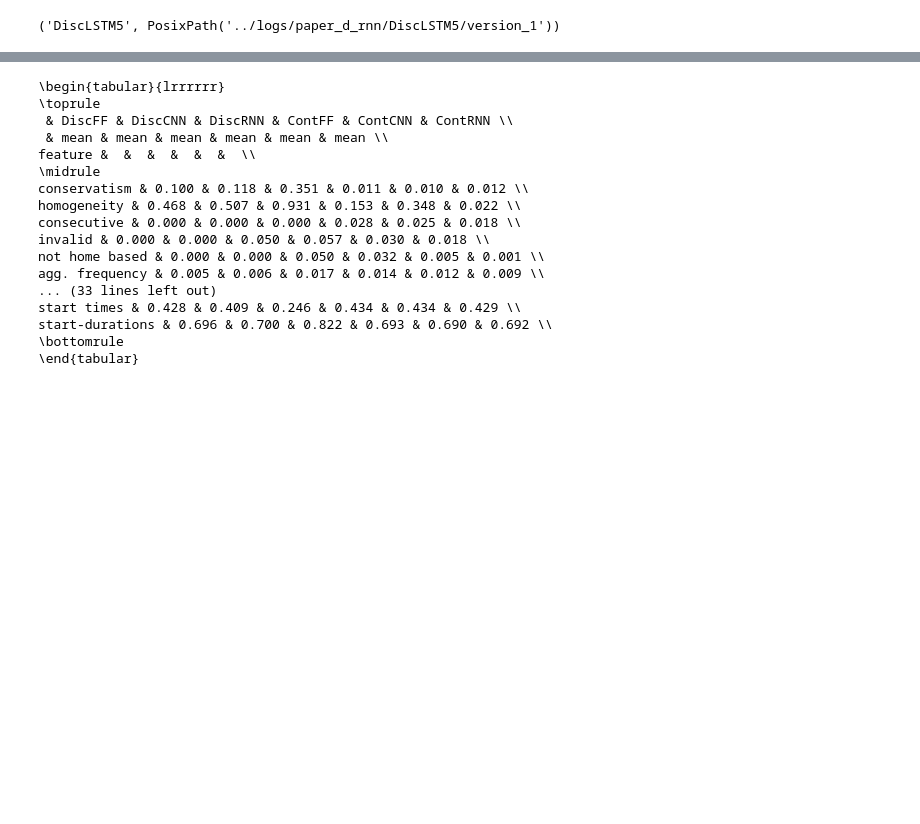
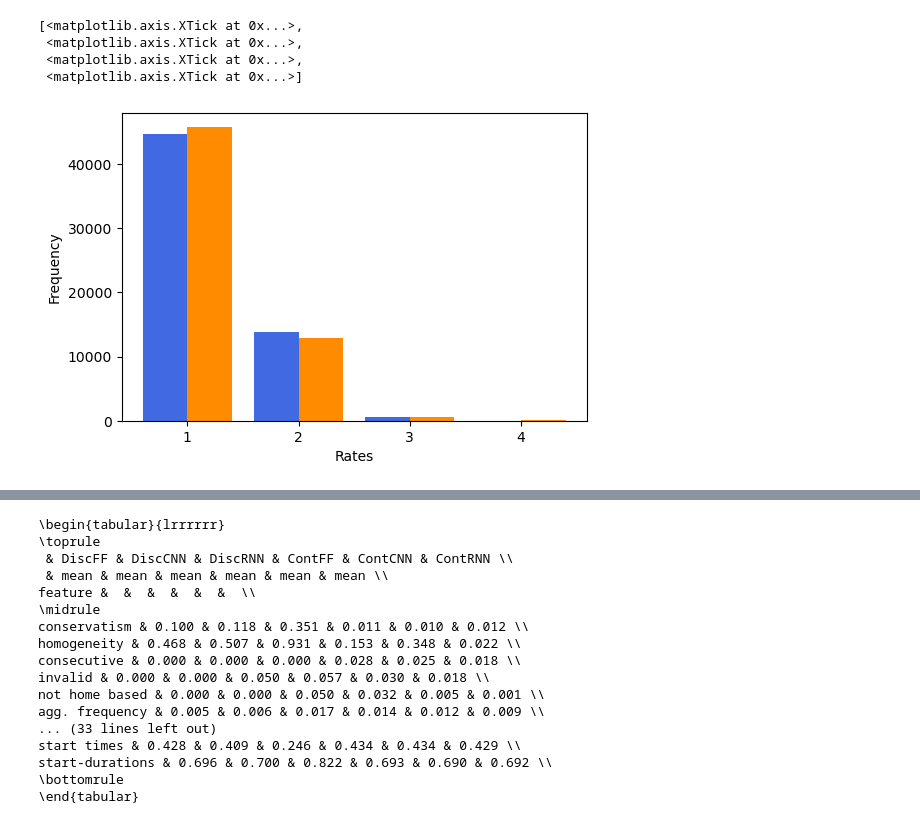
Before and after one commit to big-ucl/caveat, a Jupyter notebook: analysis/vae_paper.ipynb, the cells around one changed output, grey strips where cells are left out. Saved outputs shown, nothing was run; the diff lists cells and outputs as text; code cells hidden in the pictures; blank space fills up the shorter version.

Commit message:
vae paper configs

```diff
--- a/analysis/vae_paper.ipynb
+++ b/analysis/vae_paper.ipynb
@@ -93,6 +93,7 @@ def load_attributes(path: Path, default=None):
     return default
 
 
-next(find_nth(Path("../logs/paper_d_rnn")))
+schedules = {
+    n: pd.read_csv(next(best_quality(p, 0))[1] / "synthetic_schedules.csv")
+    for n, p in batch_paths.items()
+}
-# %% [output]
-('DiscLSTM5', PosixPath('../logs/paper_d_rnn/DiscLSTM5/version_1'))
@@ -103,0 +100,30 @@ schedules = {
+# %%
+import matplotlib.pyplot as plt
+import numpy as np
+
+from caveat.evaluate.features.participation import participation_rates_by_act
+
+act = "work"
+width = 0.4
+
+x = np.arange(4)
+
+fig, ax = plt.subplots(figsize=(6, 4))
+ax.set_ylabel("Frequency")
+ax.set_xlabel("Rates")
+
+bins_t, freqs_t = participation_rates_by_act(target_schedules)[act]
+freqs_t = freqs_t[:4]
+ax.bar(x - width / 2, freqs_t, width, label="Real", color="royalblue")
+
+bins, freqs = participation_rates_by_act(schedules["ContRNN"])[act]
+freqs = freqs[:4]
+ax.bar(x + width / 2, freqs, width, label="Synthetic", color="darkorange")
+
+ax.set_xticks(x, [1, 2, 3, 4])
+# %% [output]
+[<matplotlib.axis.XTick at 0x...>,
+ <matplotlib.axis.XTick at 0x...>,
+ <matplotlib.axis.XTick at 0x...>,
+ <matplotlib.axis.XTick at 0x...>]
+[figure, added]
```
Also changed, not shown: parts of 16 cells of this notebook, 9 other files.
